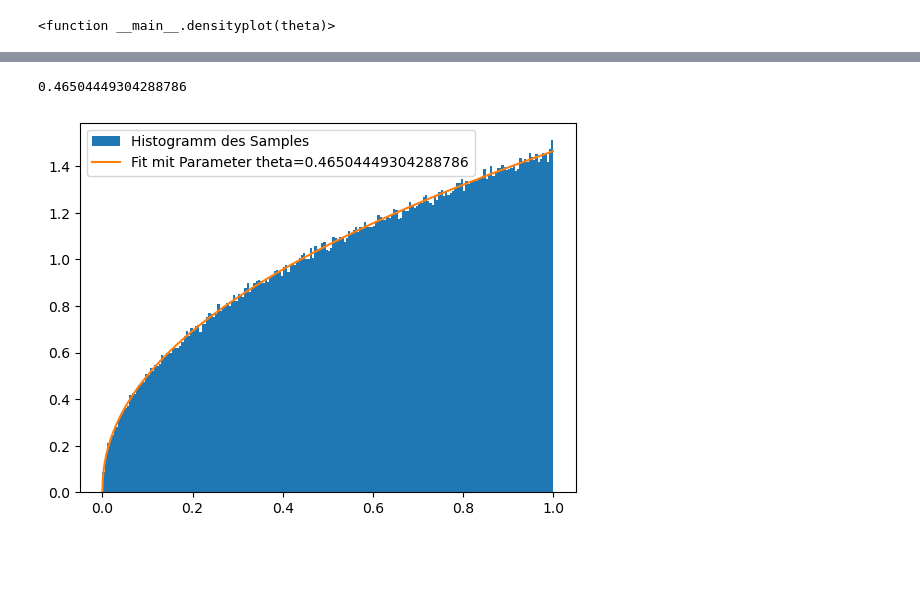
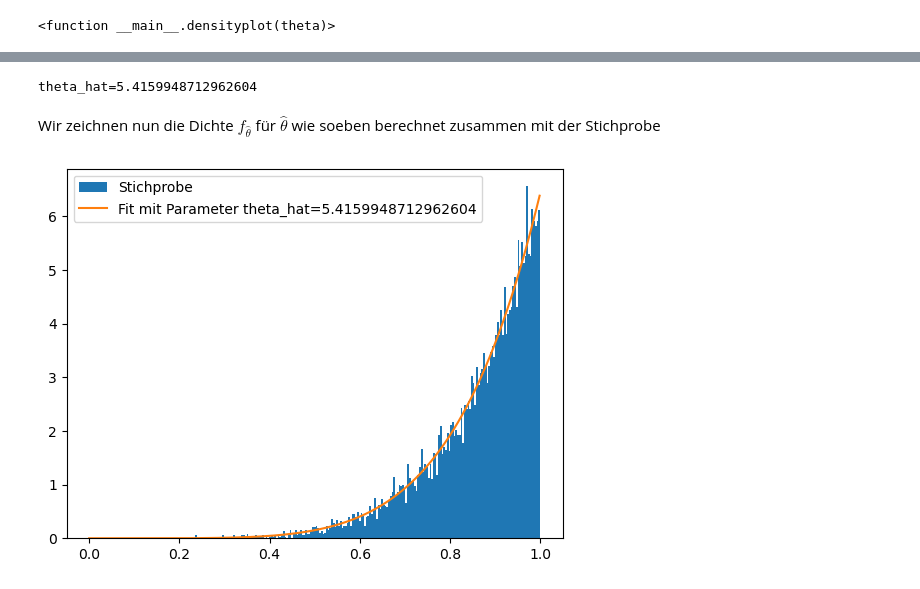
Before and after one commit to FlorianBechtold/Stochastik-II, a Jupyter notebook: Hausaufgabe1.2.ipynb, the cells around one changed output, grey strips where cells are left out. Drawn from its saved outputs; the diff is of its cells as text; code cells hidden in the pictures; blank space fills up the shorter version.

```diff
--- a/Hausaufgabe1.2.ipynb
+++ b/Hausaufgabe1.2.ipynb
@@ -38,11 +48,12 @@ interactive(children=(FloatSlider(value=1.0, description='theta', layout=Layout(
 #Referenz für pseudo-Zufallszahl. Kann beliegib geändert werden, um neue Beispiele zu erzeugen.
 np.random.seed(42899)
 #Nehme (pseudo)-zufallszahl theta_sampled zwischen 0.1 und 6
-theta_sampled=np.random.uniform(0.1, 0.5)
+theta_sampled=np.random.uniform(0.1, 6)
 #Nehme Stichprobe der Länge 'size', welche entsprechend der obigen Dichte zum Parameter theta_sampled verteilt ist
-size=1000000
+size=10000
 y=np.random.uniform(0, 1, size)
 x=np.power(y, 1/(theta_sampled+1))
 plt.hist(x, bins=200, density=True)
+plt.title('10000 Stichproben der Verteilung f_theta mit theta unbekannt')
 plt.show()
 # %% [output]
@@ -61,15 +74,20 @@ Nach Hausaufgabe ist ein ML Schätzer für $\theta$ gegeben durch
 # %%
 #Bei unseren Daten
 theta_hat=size/(np.sum(np.log(1/x)))-1
-print(theta_hat)
+print(f'theta_hat={theta_hat}')
 # %% [output]
-0.46504449304288786
+theta_hat=5.4159948712962604
+# %%
+%%latex
+Wir zeichnen nun die Dichte $f_{\hat{\theta}}$ für $\hat{\theta}$ wie soeben berechnet zusammen mit der Stichprobe
+# %% [output]
+Wir zeichnen nun die Dichte $f_{\hat{\theta}}$ für $\hat{\theta}$ wie soeben berechnet zusammen mit der Stichprobe
 # %%
-plt.hist(x, bins=200, density=True, label='Histogramm des Samples')
+plt.hist(x, bins=200, density=True, label='Stichprobe')
 k=np.arange(0, 1, 0.001)
 z=(theta_hat+1)*np.power(k, theta_hat)
-plt.plot(k, z, label=f'Fit mit Parameter theta={theta_hat}')
+plt.plot(k, z, label=f'Fit mit Parameter theta_hat={theta_hat}')
 plt.legend()
 plt.show()
 # %% [output]
-[figure, old version]
+[figure, new version]
```
Also changed, not shown: parts of 5 cells of this notebook.
